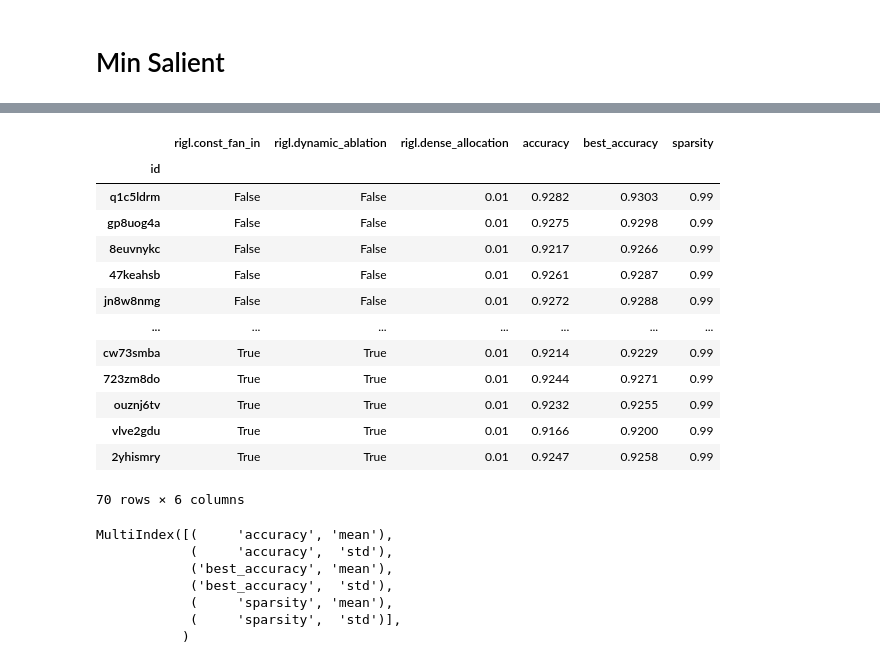
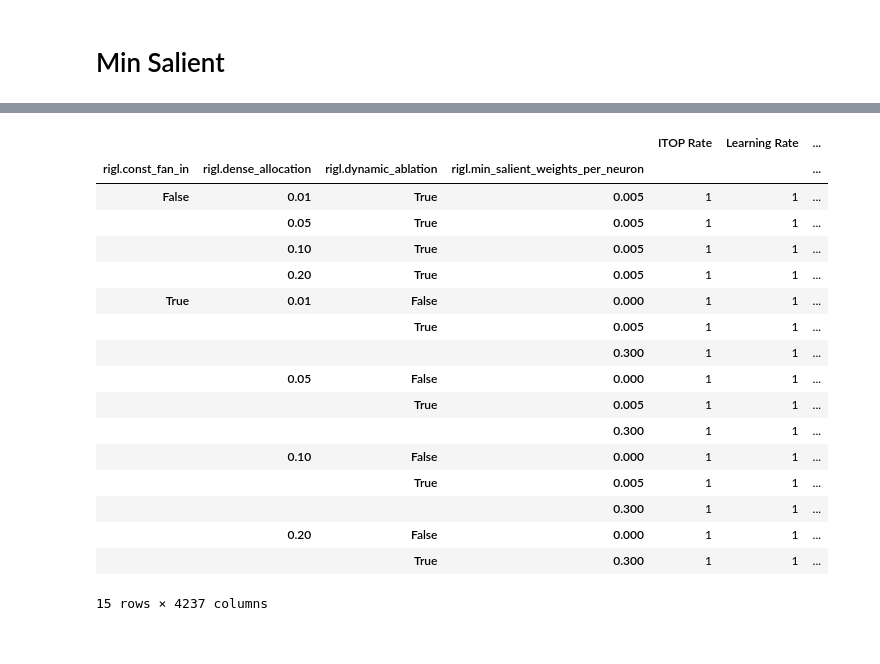
Before and after one commit to calgaryml/condensed-sparsity, a Jupyter notebook: notebooks/final_results.ipynb, the cells around one changed output, grey strips where cells are left out. Saved outputs shown, nothing was run; the diff lists cells and outputs as text; code cells hidden in the pictures.

```diff
--- a/notebooks/final_results.ipynb
+++ b/notebooks/final_results.ipynb
@@ -923,25 +821,0 @@ See the caveats in the documentation: https://pandas.pydata.org/pandas-docs/stab
-# %%
-    interested_cols=[
-        "rigl.const_fan_in",
-        "rigl.dynamic_ablation",
-        "rigl.dense_allocation",
-        "accuracy",
-        "best_accuracy",
-        "sparsity"
-    ]
-df.loc[resnet_ids].loc[~df["rigl.dynamic_ablation"].isna()][interested_cols]
-# %% [output]
-|  | rigl.const_fan_in | rigl.dynamic_ablation | rigl.dense_allocation | accuracy | best_accuracy | sparsity |
-| id |  |  |  |  |  |  |
-| q1c5ldrm | False | False | 0.01 | 0.9282 | 0.9303 | 0.99 |
-| gp8uog4a | False | False | 0.01 | 0.9275 | 0.9298 | 0.99 |
-| 8euvnykc | False | False | 0.01 | 0.9217 | 0.9266 | 0.99 |
-| 47keahsb | False | False | 0.01 | 0.9261 | 0.9287 | 0.99 |
-| jn8w8nmg | False | False | 0.01 | 0.9272 | 0.9288 | 0.99 |
-| ... | ... | ... | ... | ... | ... | ... |
-| cw73smba | True | True | 0.01 | 0.9214 | 0.9229 | 0.99 |
-| 723zm8do | True | True | 0.01 | 0.9244 | 0.9271 | 0.99 |
-| ouznj6tv | True | True | 0.01 | 0.9232 | 0.9255 | 0.99 |
-| vlve2gdu | True | True | 0.01 | 0.9166 | 0.9200 | 0.99 |
-| 2yhismry | True | True | 0.01 | 0.9247 | 0.9258 | 0.99 |
-70 rows × 6 columns
@@ -950,12 +822,22 @@ df_test = df[interested_cols].groupby(["rigl.dense_allocation", "rigl.const_fan_
-# %%
-# df_test[("sparsity", "mean")]
-df_test.columns
-# %% [output]
-MultiIndex([(     'accuracy', 'mean'),
-            (     'accuracy',  'std'),
-            ('best_accuracy', 'mean'),
-            ('best_accuracy',  'std'),
-            (     'sparsity', 'mean'),
-            (     'sparsity',  'std')],
-           )
+# %%
+imagenet.groupby(_GROUPBY_VARS).count()
+# %% [output]
+|  |  |  |  | ITOP Rate | Learning Rate | ... |
+| rigl.const_fan_in | rigl.dense_allocation | rigl.dynamic_ablation | rigl.min_salient_weights_per_neuron |  |  | ... |
+| False | 0.01 | True | 0.005 | 1 | 1 | ... |
+|  | 0.05 | True | 0.005 | 1 | 1 | ... |
+|  | 0.10 | True | 0.005 | 1 | 1 | ... |
+|  | 0.20 | True | 0.005 | 1 | 1 | ... |
+| True | 0.01 | False | 0.000 | 1 | 1 | ... |
+|  |  | True | 0.005 | 1 | 1 | ... |
+|  |  |  | 0.300 | 1 | 1 | ... |
+|  | 0.05 | False | 0.000 | 1 | 1 | ... |
+|  |  | True | 0.005 | 1 | 1 | ... |
+|  |  |  | 0.300 | 1 | 1 | ... |
+|  | 0.10 | False | 0.000 | 1 | 1 | ... |
+|  |  | True | 0.005 | 1 | 1 | ... |
+|  |  |  | 0.300 | 1 | 1 | ... |
+|  | 0.20 | False | 0.000 | 1 | 1 | ... |
+|  |  | True | 0.300 | 1 | 1 | ... |
+15 rows × 4237 columns
 # %%
```
Also changed, not shown: parts of 18 cells of this notebook, 2 other files.
